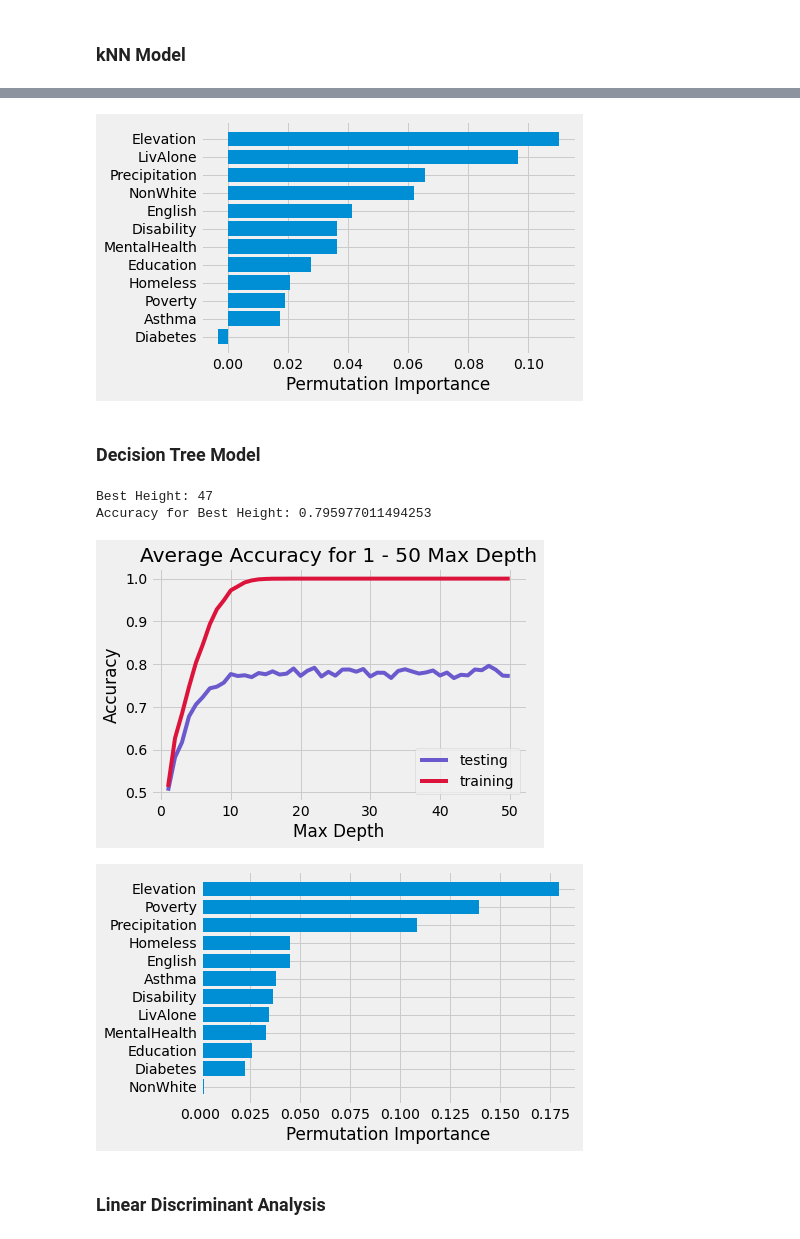
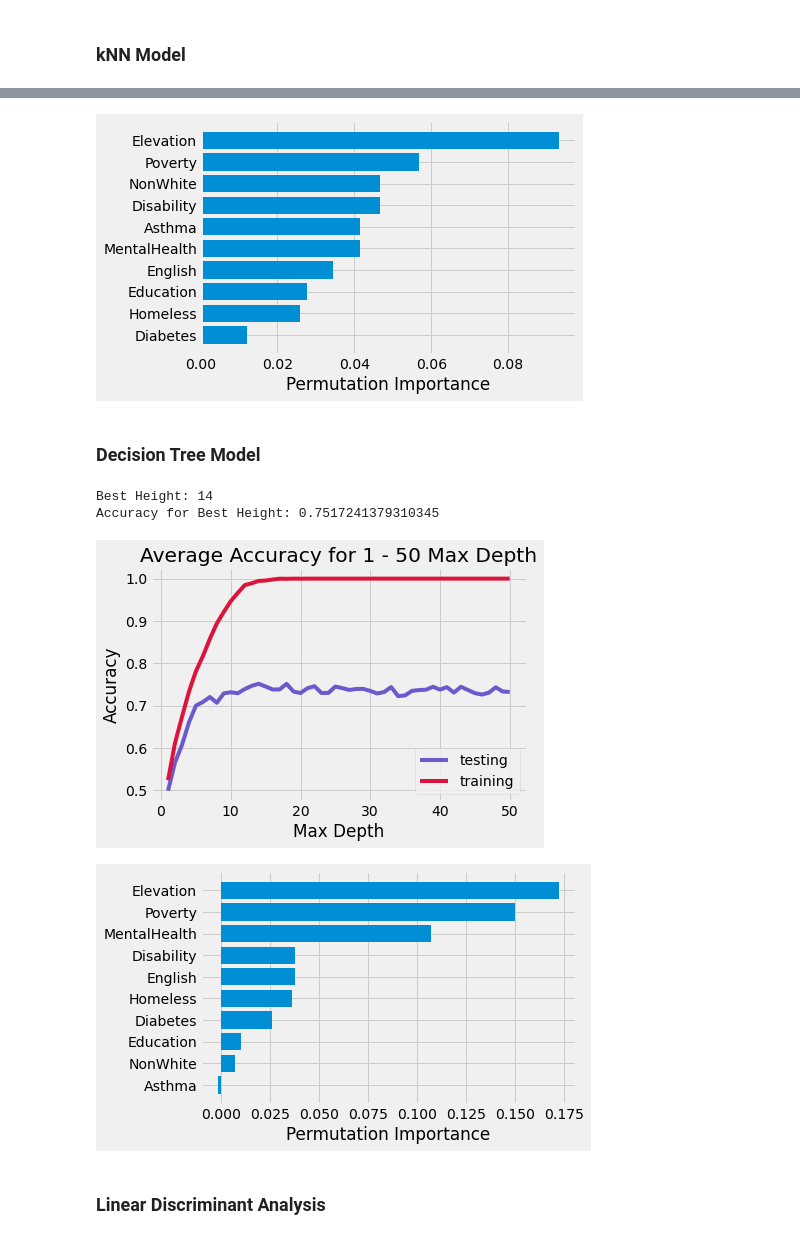
Before and after one commit to Ranabor/CDC-2022, a Jupyter notebook: modeling_prediction.ipynb, the cells around one changed output, grey strips where cells are left out. Cells and saved outputs as stored; diff of their text form; code cells hidden in the pictures.

```diff
--- a/modeling_prediction.ipynb
+++ b/modeling_prediction.ipynb
@@ -11,7 +11,7 @@ plt.style.use('fivethirtyeight')
 # %% [markdown]
 ### Reading the CSV
 # %%
-san_francisco = pd.read_csv("./datasets/Flood_Health_Decintile_Sort.csv")
+san_francisco = pd.read_csv("./datasets/Flood_Health_Decile_Sort.csv")
 san_francisco.head()
 # %% [output]
 |  | Census Blockgroup | Children | Elderly | NonWhite | Poverty | Education | English | Elevation | SeaLevelRise | ... |
@@ -63,12 +39,10 @@ for column in columns:
     else:
         larger_corr = linear_corr[0]
         correlationType.update({column: "linear"})
+    if abs(larger_corr) >= .4:
+        significant_metrics[column] = larger_corr
+    print(f"{column}: {larger_corr} ({correlationType[column]})")
 
-    if abs(larger_corr) >= .3:
-        significant_metrics[column] = larger_corr
-
-
-    print(f"{column}: {larger_corr} ({correlationType[column]})")
 significant_metrics
 # %% [output]
 Children: -0.26308733248861554 (nonlinear)
@@ -124,7 +96,7 @@ def model_permutation_importance(clf, X_test, y_test, significant_metrics):
 from sklearn.neighbors import KNeighborsClassifier
 
 X = san_francisco[list(significant_metrics.keys())]
-y = san_francisco[['Decintiles']]
+y = san_francisco[['Deciles']]
 training_accuracy = []
 testing_accuracy = []
 
@@ -168,7 +140,7 @@ X_test = scaler.transform(X_test)
 clf.fit(X_train, np.ravel(y_train,order='C'))
 model_permutation_importance(clf, X_test, y_test, significant_metrics)
 # %% [output]
-[figure, old version]
+[figure, new version]
 # %% [markdown]
 ### Decision Tree Model
 # %%
@@ -176,7 +148,7 @@ from sklearn.tree import DecisionTreeClassifier
 
 
 X = san_francisco[list(significant_metrics.keys())]
-y = san_francisco[['Decintiles']]
+y = san_francisco[['Deciles']]
 training_accuracy = []
 testing_accuracy = []
 
@@ -209,19 +181,19 @@ plt.ylabel('Accuracy')
 plt.title('Average Accuracy for 1 - 50 Max Depth')
 plt.show()
 # %% [output]
-Best Height: 47
-Accuracy for Best Height: 0.795977011494253
+Best Height: 14
+Accuracy for Best Height: 0.7517241379310345
-[figure, old version]
+[figure, new version]
 # %%
-clf = DecisionTreeClassifier(max_depth = accuracy.index(max(accuracy)) + 1)
+clf = DecisionTreeClassifier(max_depth = testing_accuracy.index(max(testing_accuracy)) + 1)
 scaler = StandardScaler()
 scaler.fit(X_train)
 X_train = scaler.transform(X_train)
 X_test = scaler.transform(X_test)
 clf.fit(X_train, np.ravel(y_train,order='C'))
 model_permutation_importance(clf, X_test, y_test, significant_metrics)
 # %% [output]
-[figure, old version]
+[figure, new version]
 # %% [markdown]
 ### Linear Discriminant Analysis
 # %%
```
Also changed, not shown: parts of 10 cells of this notebook, 2 other files.
